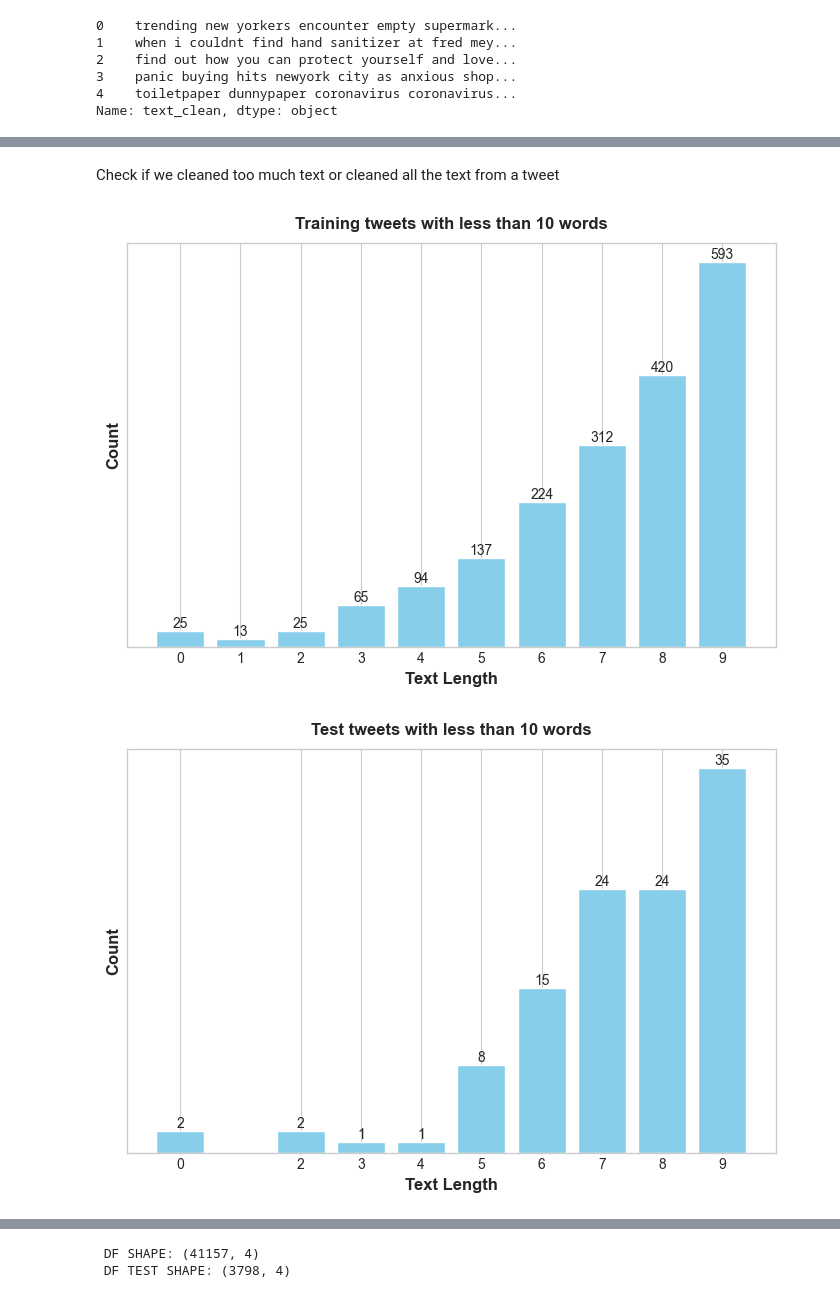
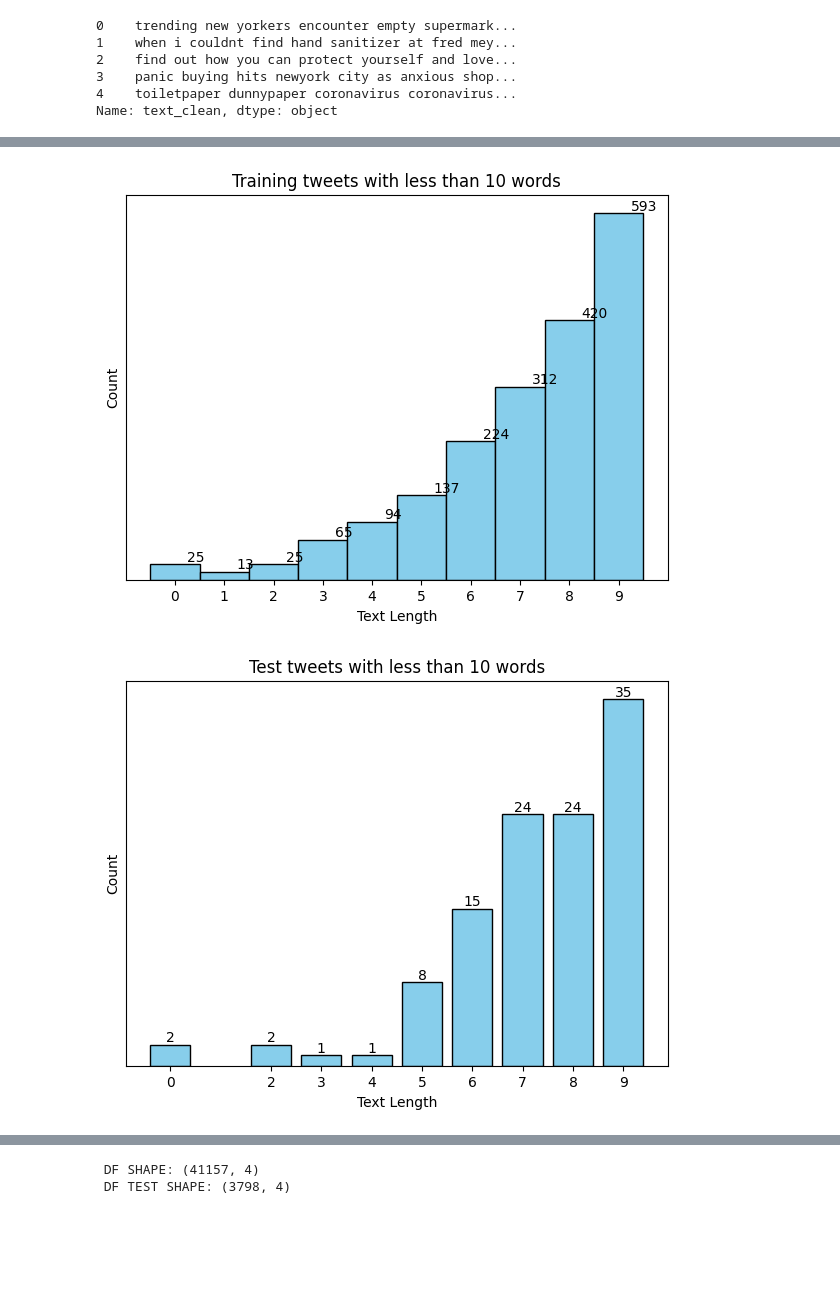
Before and after one commit to ssoulis/My_Thesis, a Jupyter notebook: Fine_Tuning_For_Sentiment_Analysis/finetune_RoBERTa_sentiment.ipynb, the cells around one changed output, grey strips where cells are left out. Cells and saved outputs as stored; diff of their text form; code cells hidden in the pictures; blank space fills up the shorter version.

```diff
--- a/Fine_Tuning_For_Sentiment_Analysis/finetune_RoBERTa_sentiment.ipynb
+++ b/Fine_Tuning_For_Sentiment_Analysis/finetune_RoBERTa_sentiment.ipynb
@@ -41,6 +41,6 @@ Import Data
 # %%
-df = pd.read_csv(r'C:\Users\pipis\Documents\CEID\Διπλωματική\Jupyter_Notebook\Corona_NLP_train.csv',encoding='ISO-8859-1')
-df_test = pd.read_csv(r'C:\Users\pipis\Documents\CEID\Διπλωματική\Jupyter_Notebook\Corona_NLP_test.csv')
+df = pd.read_csv('/kaggle/input/dataset-roberta/Corona_NLP_train.csv',encoding='ISO-8859-1')
+df_test = pd.read_csv('/kaggle/input/dataset-roberta/Corona_NLP_test.csv')
 # %%
 df.head()
 # %% [output]
@@ -71,2 +69,2 @@ We convert the date column 'TweetAt' to pandas datetime format to improve its us
 # %%
-df['TweetAt'] = pd.to_datetime(df['TweetAt'], format='%d-%m-%Y')
+df['TweetAt'] = pd.to_datetime(df['TweetAt'])
@@ -97,10 +88,0 @@ Set plots
-# %%
-#set seed for reproducibility
-seed=42
-
-#set style for plots
-sns.set_style("whitegrid")
-sns.despine()
-plt.style.use("seaborn-whitegrid")
-plt.rc("figure", autolayout=True)
-plt.rc("axes", labelweight="bold", labelsize="large", titleweight="bold", titlepad=10)
@@ -173,0 +144,7 @@ Cleaned Versions
+# %%
+texts_new = []
+for t in df.OriginalTweet:
+    texts_new.append(remove_mult_spaces(filter_chars(clean_hashtags(strip_all_entities(strip_emoji(t))))))
+
+
+# Now, texts_new contains the cleaned tweets
@@ -205,8 +184,6 @@ array(['advice talk to your neighbours family to exchange phone numbers create c
        'cashier at grocery store was sharing his insights on covid19 to prove his credibility he commented im in civics class so i know what im talking about',
        'was at the supermarket today didnt buy toilet paper rebel toiletpapercrisis covid19'],
       dtype=object)
-# %% [markdown]
-Check if we cleaned too much text or cleaned all the text from a tweet
 # %%
 text_len = []
 for text in df.text_clean:
@@ -225,40 +201,50 @@ df_test['text_len'] = text_len_test
 # %%
-#plot the distribution of the tweets length
+# Assuming df is your DataFrame
+plt.figure(figsize=(7, 5))
 
-plt.figure(figsize=(7, 5))
+# Filter the DataFrame for text lengths less than 10
 filtered_df = df[df['text_len'] < 10]
-counts = filtered_df['text_len'].value_counts().sort_index()
 
-plt.bar(counts.index, counts.values, color='skyblue')
+# Create a histogram using Matplotlib
+counts, bins, _ = plt.hist(filtered_df['text_len'], bins=range(11), color='skyblue', edgecolor='black', align='left')
+
+# Add labels and title
 plt.title('Training tweets with less than 10 words')
+plt.xlabel('Text Length')
 plt.ylabel('Count')
-plt.xlabel('Text Length')
-plt.xticks(counts.index)
+plt.xticks(bins[:-1])  # Set x-axis ticks to bin edges
 plt.yticks([])
 
-for i, value in enumerate(counts.values):
-    plt.text(counts.index[i], value, str(value), ha='center', va='bottom')
+# Add count labels on top of the bars
+for count, bin_edge in zip(counts, bins[:-1]):
+    plt.text(bin_edge + 0.25, count, str(int(count)), va='bottom')
 
 plt.show()
 # %% [output]
-[figure, old version]
+[figure, new version]
 # %%
-#Plot the distribution of the number of words in the test set
+# Assuming df_test is your DataFrame
+plt.figure(figsize=(7, 5))
 
-plt.figure(figsize=(7, 5))
+# Filter the DataFrame for text lengths less than 10
 filtered_df_test = df_test[df_test['text_len'] < 10]
-counts_test = filtered_df_test['text_len'].value_counts().sort_index()
 
-plt.bar(counts_test.index, counts_test.values, color='skyblue')
+# Create a bar plot using Matplotlib
+ax = plt.bar(filtered_df_test['text_len'].value_counts().sort_index().index,
+             filtered_df_test['text_len'].value_counts().sort_index(), color='skyblue', edgecolor='black')
+
+# Add labels and title
 plt.title('Test tweets with less than 10 words')
+plt.xlabel('Text Length')
 plt.ylabel('Count')
-plt.xlabel('Text Length')
-plt.xticks(counts_test.index)
+plt.xticks(filtered_df_test['text_len'].value_counts().sort_index().index)
 plt.yticks([])
 
-for i, value in enumerate(counts_test.values):
-    plt.text(counts_test.index[i], value, str(value), ha='center', va='bottom')
+# Add count labels on top of the bars
+for bar in ax:
+    height = bar.get_height()
+    plt.text(bar.get_x() + bar.get_width() / 2, height, int(height), ha='center', va='bottom')
 
 plt.show()
 # %% [output]
-[figure, old version]
+[figure, new version]
```
Also changed, not shown: parts of 99 cells of this notebook.
